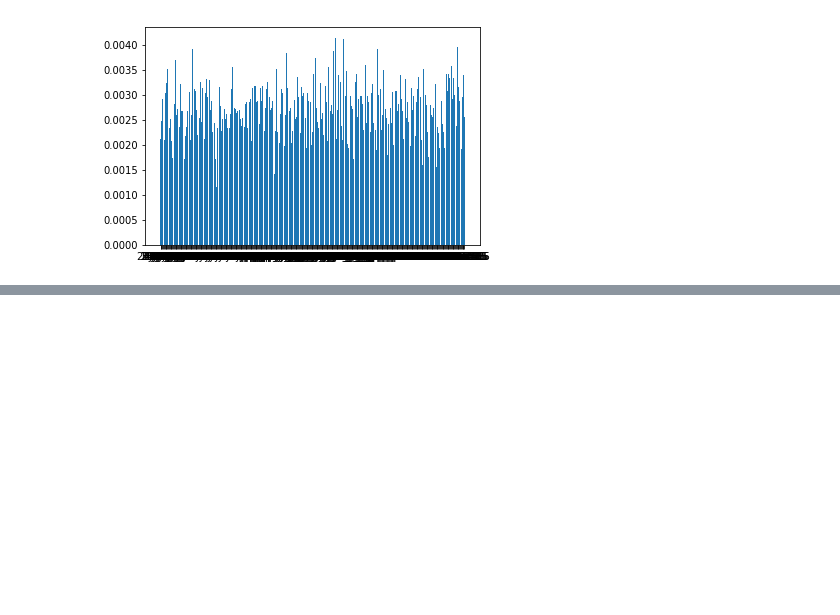
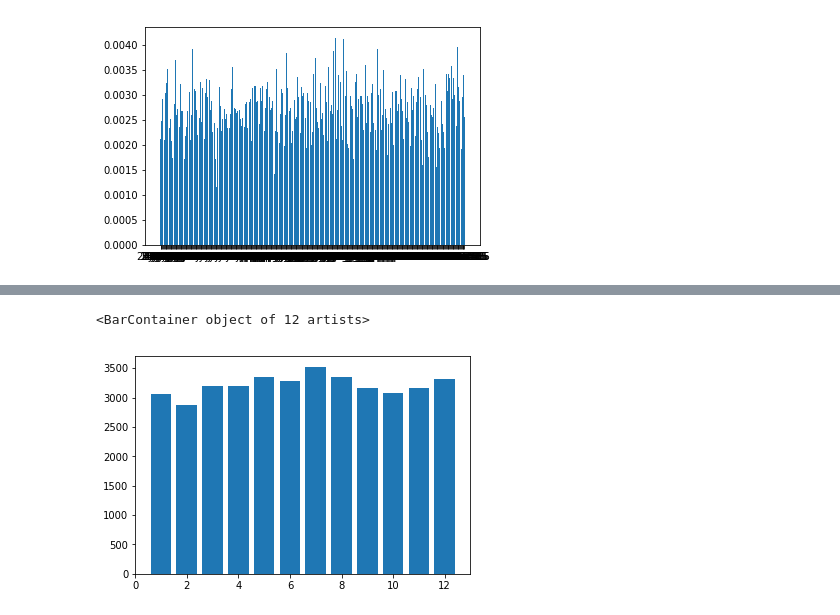
Before and after one commit to qiuxiao-chen/project-2, a Jupyter notebook: project2_anny.ipynb, the cells around one changed output, grey strips where cells are left out. Saved outputs shown, nothing was run; the diff lists cells and outputs as text; code cells hidden in the pictures; blank space fills up the shorter version.

```diff
--- a/project2_anny.ipynb
+++ b/project2_anny.ipynb
@@ -135,0 +153,2 @@ plt.bar(crime['Report_Date'],crime['crime_prop_data'])
+# %%
+crime['Report_Date'] = pd.to_datetime(crime['Report_Date'])
@@ -135,0 +171,4 @@ plt.bar(crime['Report_Date'],crime['crime_prop_data'])
+# %%
+ crime.Report_Date.dt.month
+group_month = crime.groupby( crime.Report_Date.dt.month).count()
+group_month
@@ -135,0 +190,5 @@ plt.bar(crime['Report_Date'],crime['crime_prop_data'])
+# %%
+plt.bar(range(1,13),group_month['Key'])
+# %% [output]
+<BarContainer object of 12 artists>
+[figure, added]
```
Also changed, not shown: parts of 6 cells of this notebook.
